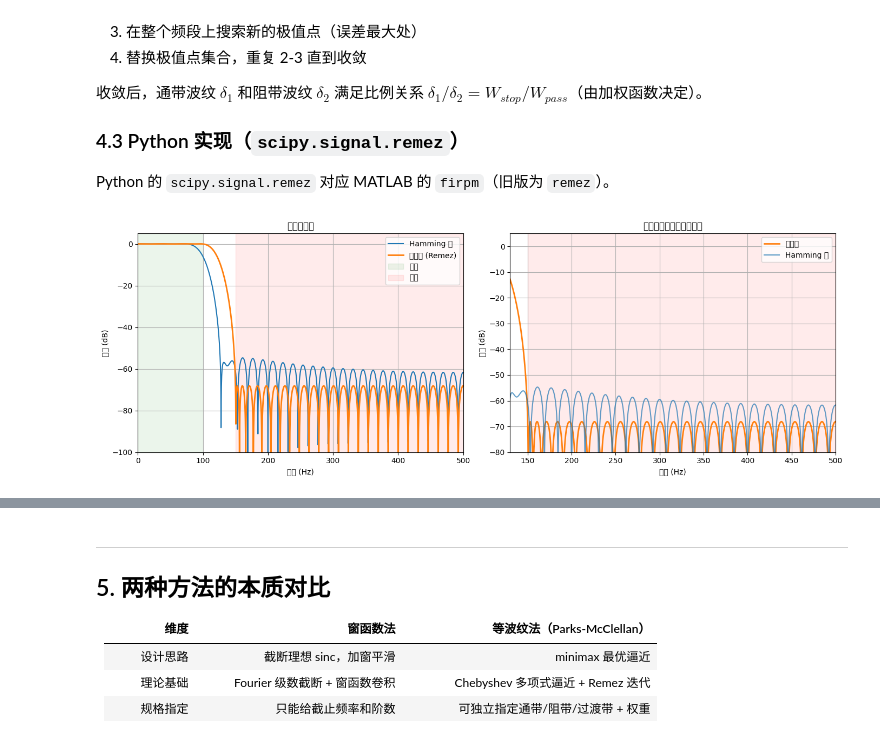
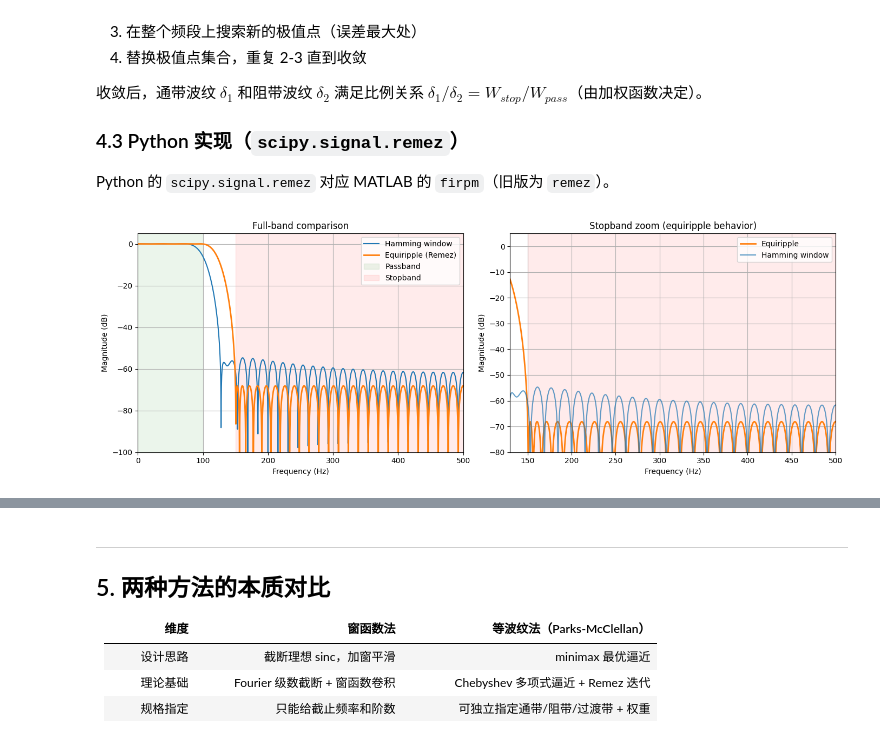
Before and after one commit to ArtisticZhao/notes, a Jupyter notebook: DSP/fir_window_design.ipynb, the cells around one changed output, grey strips where cells are left out. Cells and saved outputs as stored; diff of their text form; code cells hidden in the pictures.

```diff
--- a/DSP/fir_window_design.ipynb
+++ b/DSP/fir_window_design.ipynb
@@ -186,50 +186,48 @@ $$\min_{h} \max_{\omega} \left| W(\omega)\bigl[H_d(e^{j\omega}) - H(e^{j\omega})
 
 Python 的 `scipy.signal.remez` 对应 MATLAB 的 `firpm`（旧版为 `remez`）。
 # %%
-# ── 等波纹低通滤波器设计 ──────────────────────────────────
-# 规格：
-#   通带 0 ~ 100 Hz，阻带 150 ~ 500 Hz
-#   阻带衰减权重是通带的 10 倍（阻带波纹更严格）
+# --- Equiripple lowpass filter design (Parks-McClellan / Remez) ---
+# Spec:
+#   passband 0 ~ 100 Hz,  stopband 150 ~ 500 Hz
+#   stopband weight = 10x passband (tighter stopband ripple)
 
-f_pass = 100.0   # 通带截止
-f_stop = 150.0   # 阻带起始
-N_eq   = 65      # 与窗函数法相同阶数，便于对比
+f_pass = 100.0   # passband edge (Hz)
+f_stop = 150.0   # stopband edge (Hz)
+N_eq   = 65      # same length as window method for fair comparison
 
-# remez 参数：bands 和 desired 以归一化频率（0~fs/2）给出
 h_eq = signal.remez(
     N_eq,
     bands   = [0, f_pass, f_stop, fs/2],
     desired = [1, 0],
     weight  = [1, 10],
     fs      = fs
 )
 
-# ── 频率响应 ─────────────────────────────────────────────
 freq_eq, H_eq = signal.freqz(h_eq, worN=NFFT, fs=fs)
 
 fig, axes = plt.subplots(1, 2, figsize=(14, 5))
 
-# 全频段对比
-axes[0].plot(freq,    20*np.log10(np.abs(H_win) + 1e-10), label='Hamming 窗')
-axes[0].plot(freq_eq, 20*np.log10(np.abs(H_eq)  + 1e-10), label='等波纹 (Remez)', lw=2)
-axes[0].axvspan(0,      f_pass, alpha=0.08, color='green', label='通带')
-axes[0].axvspan(f_stop, fs/2,   alpha=0.08, color='red',   label='阻带')
+# Full-band comparison
+axes[0].plot(freq,    20*np.log10(np.abs(H_win) + 1e-10), label='Hamming window')
+axes[0].plot(freq_eq, 20*np.log10(np.abs(H_eq)  + 1e-10), label='Equiripple (Remez)', lw=2)
+axes[0].axvspan(0,      f_pass, alpha=0.08, color='green', label='Passband')
+axes[0].axvspan(f_stop, fs/2,   alpha=0.08, color='red',   label='Stopband')
 axes[0].set_xlim(0, fs/2); axes[0].set_ylim(-100, 5)
-axes[0].set_xlabel('频率 (Hz)'); axes[0].set_ylabel('幅度 (dB)')
-axes[0].set_title('全频段对比')
+axes[0].set_xlabel('Frequency (Hz)'); axes[0].set_ylabel('Magnitude (dB)')
+axes[0].set_title('Full-band comparison')
 axes[0].legend(); axes[0].grid(True)
 
-# 放大阻带，观察等波纹特性
-axes[1].plot(freq_eq, 20*np.log10(np.abs(H_eq) + 1e-10), 'C1', lw=2, label='等波纹')
-axes[1].plot(freq,    20*np.log10(np.abs(H_win) + 1e-10), 'C0', alpha=0.7, label='Hamming 窗')
+# Zoom into stopband to see equiripple behavior
+axes[1].plot(freq_eq, 20*np.log10(np.abs(H_eq) + 1e-10), 'C1', lw=2, label='Equiripple')
+axes[1].plot(freq,    20*np.log10(np.abs(H_win) + 1e-10), 'C0', alpha=0.7, label='Hamming window')
 axes[1].axvspan(f_stop, fs/2, alpha=0.08, color='red')
 axes[1].set_xlim(f_stop - 20, fs/2); axes[1].set_ylim(-80, 5)
-axes[1].set_xlabel('频率 (Hz)'); axes[1].set_ylabel('幅度 (dB)')
-axes[1].set_title('阻带放大（观察等波纹）')
+axes[1].set_xlabel('Frequency (Hz)'); axes[1].set_ylabel('Magnitude (dB)')
+axes[1].set_title('Stopband zoom (equiripple behavior)')
 axes[1].legend(); axes[1].grid(True)
 
 plt.tight_layout()
 plt.show()
 # %% [output]
-[figure, old version]
+[figure, new version]
 # %%
```
Also changed, not shown: parts of 4 cells of this notebook.
